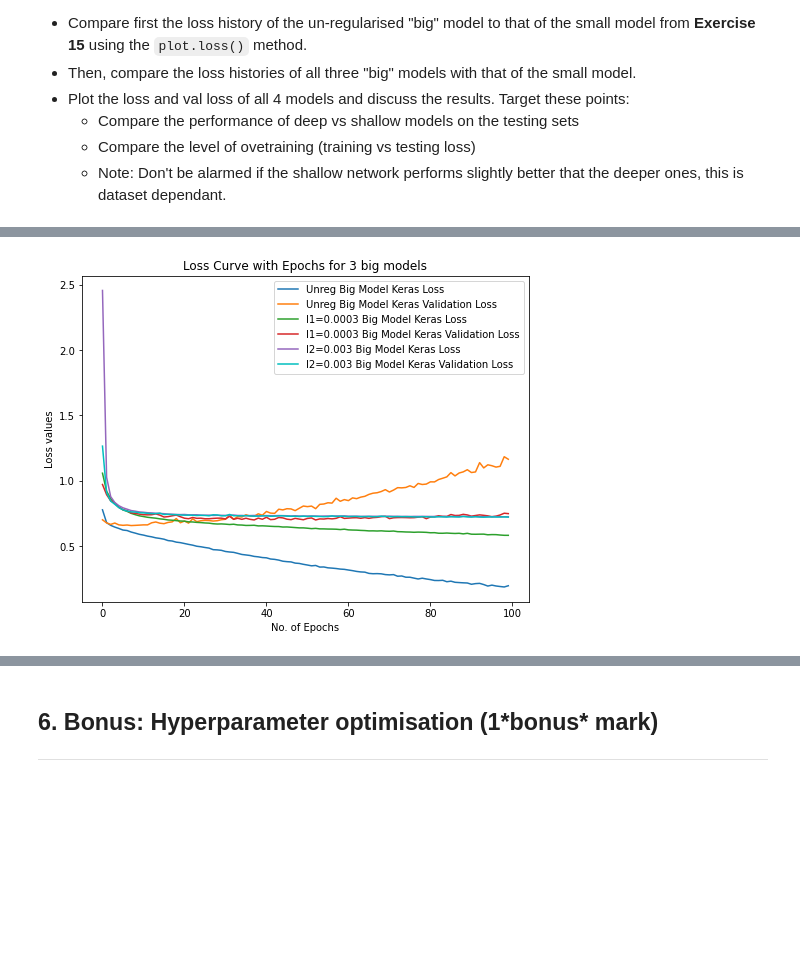
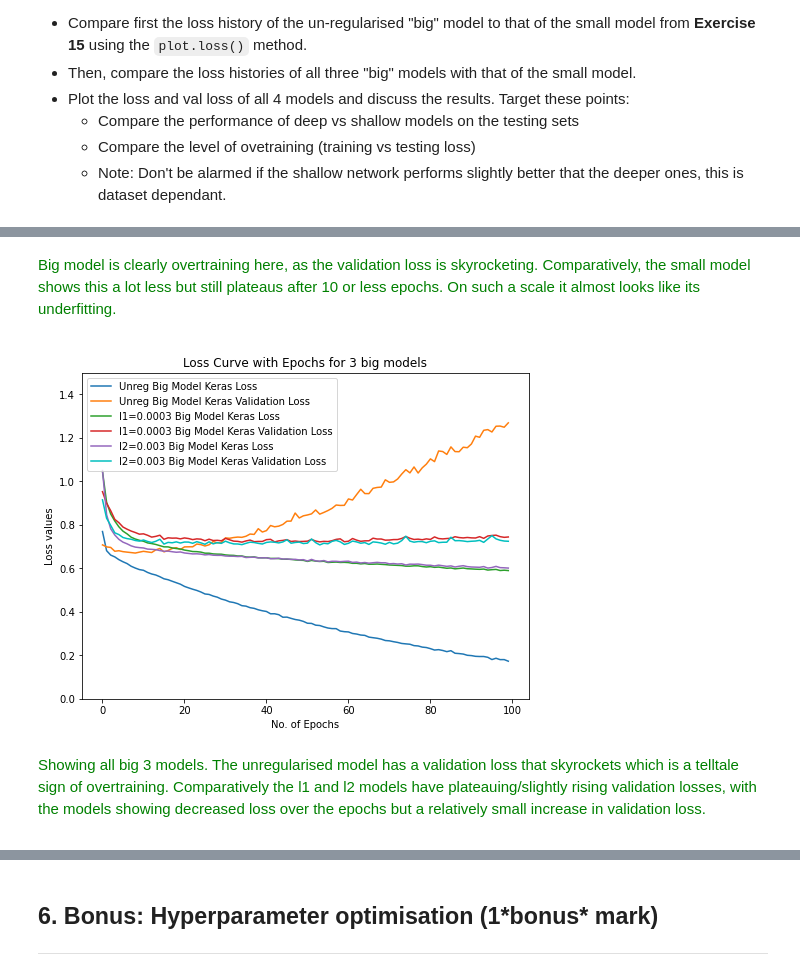
Before and after one commit to CasperMcTavish/DAML, a Jupyter notebook: checkpoint1(2).ipynb, the cells around one changed output, grey strips where cells are left out. Drawn from its saved outputs; the diff is of its cells as text; code cells hidden in the pictures; blank space fills up the shorter version.

```diff
--- a/checkpoint1(2).ipynb
+++ b/checkpoint1(2).ipynb
@@ -624,7 +687,7 @@ model1 = big_model_fn()
 model2 = big_model_fn(0.0003,0,'Big_model_L1_regularised')
 
 # One model with l2 = 0.003
-model3 = big_model_fn(0.003,0,'Big_model_L1_regularised')
+model3 = big_model_fn(0,0.003,'Big_model_L1_regularised')
 # %%
 # Training as is shown in exercise 15
 
@@ -669,28 +732,41 @@ plt.show()
+# %% [markdown]
+<span style="color:green">
+
+Big model is clearly overtraining here, as the validation loss is skyrocketing. Comparatively, the small model shows this a lot less but still plateaus after 10 or less epochs. On such a scale it almost looks like its underfitting.
+
+</span>
 # %%
 # Plot 3 Big models
 epochs = np.linspace(0,99,100)
 plt.figure(figsize=(8,6))
 plt.xlabel("No. of Epochs")
 plt.ylabel("Loss values")
 plt.title("Loss Curve with Epochs for 3 big models")
 
 # unreg'd model
 plt.plot(epochs,hist1.history['loss'], label = 'Unreg Big Model Keras Loss')
 plt.plot(epochs,hist1.history['val_loss'], label = 'Unreg Big Model Keras Validation Loss')
 
 # big model l1 reg
 plt.plot(epochs,hist2.history['loss'], label = 'l1=0.0003 Big Model Keras Loss')
 plt.plot(epochs,hist2.history['val_loss'], label = 'l1=0.0003 Big Model Keras Validation Loss')
 
 # big model l2 reg
 plt.plot(epochs,hist3.history['loss'], label = 'l2=0.003 Big Model Keras Loss')
 plt.plot(epochs,hist3.history['val_loss'], label = 'l2=0.003 Big Model Keras Validation Loss',color = 'c')
+plt.ylim(0,1.5)
 
 
 plt.legend()
 plt.show()
 # %% [output]
-[figure, old version]
+[figure, new version]
+# %% [markdown]
+<span style="color:green">
+
+Showing all big 3 models. The unregularised model has a validation loss that skyrockets which is a telltale sign of overtraining. Comparatively the l1 and l2 models have plateauing/slightly rising validation losses, with the models showing decreased loss over the epochs but a relatively small increase in validation loss.
+
+</span>
 # %%
 # Plot all 4 Models
 epochs = np.linspace(0,99,100)
```
Also changed, not shown: parts of 35 cells of this notebook.
